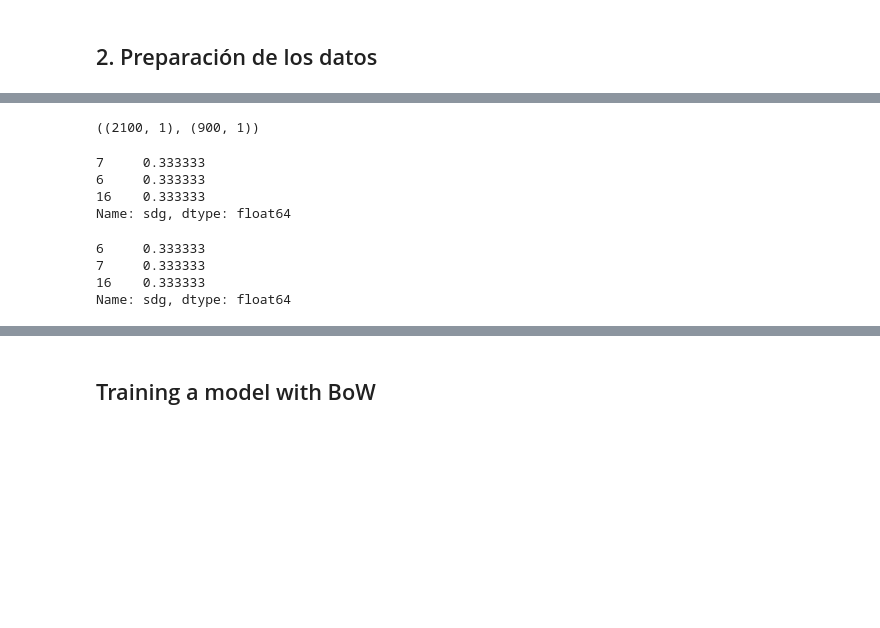
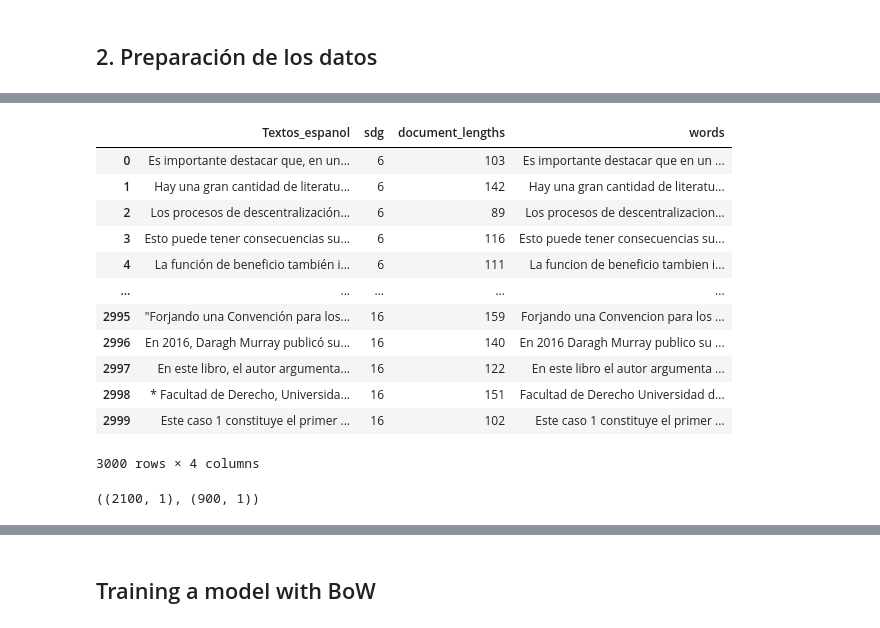
Before and after one commit to montejs3/ProyectoBI, a Jupyter notebook: modeloODS.ipynb, the cells around one changed output, grey strips where cells are left out. Saved outputs shown, nothing was run; the diff lists cells and outputs as text; code cells hidden in the pictures; blank space fills up the shorter version.

```diff
--- a/modeloODS.ipynb
+++ b/modeloODS.ipynb
@@ -206,4 +205,0 @@ def normalize(sent_list):
-# %%
-df['text2']= df['Textos_espanol'].apply(tokenize)
-df['text3']= df['text2'].apply(normalize)
-df['text5'] = df['text3'].apply(lambda x: " ".join(x))
@@ -217,5 +206,3 @@ Name: sdg, dtype: float64
-# %%
-df["text5"]=df["text5"].astype(str)
 # %%
 df['Textos_espanol'] = df['Textos_espanol'].apply(contractions.fix) #Aplica la corrección de las contracciones
 # %%
@@ -224 +218,18 @@ df['Textos_espanol'] = df['Textos_espanol'].apply(contractions.fix) #Aplica la c
+# %%
+df['words'] = df['words'].apply(lambda x: ' '.join(map(str, x)))
+df
+# %% [output]
+|  | Textos_espanol | sdg | document_lengths | words |
+| 0 | Es importante destacar que, en un... | 6 | 103 | Es importante destacar que en un ... |
+| 1 | Hay una gran cantidad de literatu... | 6 | 142 | Hay una gran cantidad de literatu... |
+| 2 | Los procesos de descentralización... | 6 | 89 | Los procesos de descentralizacion... |
+| 3 | Esto puede tener consecuencias su... | 6 | 116 | Esto puede tener consecuencias su... |
+| 4 | La función de beneficio también i... | 6 | 111 | La funcion de beneficio tambien i... |
+| ... | ... | ... | ... | ... |
+| 2995 | "Forjando una Convención para los... | 16 | 159 | Forjando una Convencion para los ... |
+| 2996 | En 2016, Daragh Murray publicó su... | 16 | 140 | En 2016 Daragh Murray publico su ... |
+| 2997 | En este libro, el autor argumenta... | 16 | 122 | En este libro el autor argumenta ... |
+| 2998 | * Facultad de Derecho, Universida... | 16 | 151 | Facultad de Derecho Universidad d... |
+| 2999 | Este caso 1 constituye el primer ... | 16 | 102 | Este caso 1 constituye el primer ... |
+3000 rows × 4 columns
 # %%
@@ -227,20 +238,6 @@ X_train, X_test, y_train, y_test = train_test_split(df[["text5"]], df["sdg"], te
 X_train.shape, X_test.shape
 # %% [output]
 ((2100, 1), (900, 1))
-# %%
-pd.Series(y_train).value_counts(normalize=True)
-# %% [output]
-7     0.333333
-6     0.333333
-16    0.333333
-Name: sdg, dtype: float64
-# %%
-pd.Series(y_test).value_counts(normalize=True)
-# %% [output]
-6     0.333333
-7     0.333333
-16    0.333333
-Name: sdg, dtype: float64
 # %%
 bow = CountVectorizer(tokenizer=word_tokenize, stop_words=stop_words, lowercase=True)
 # %%
```
Also changed, not shown: parts of 11 cells of this notebook.
